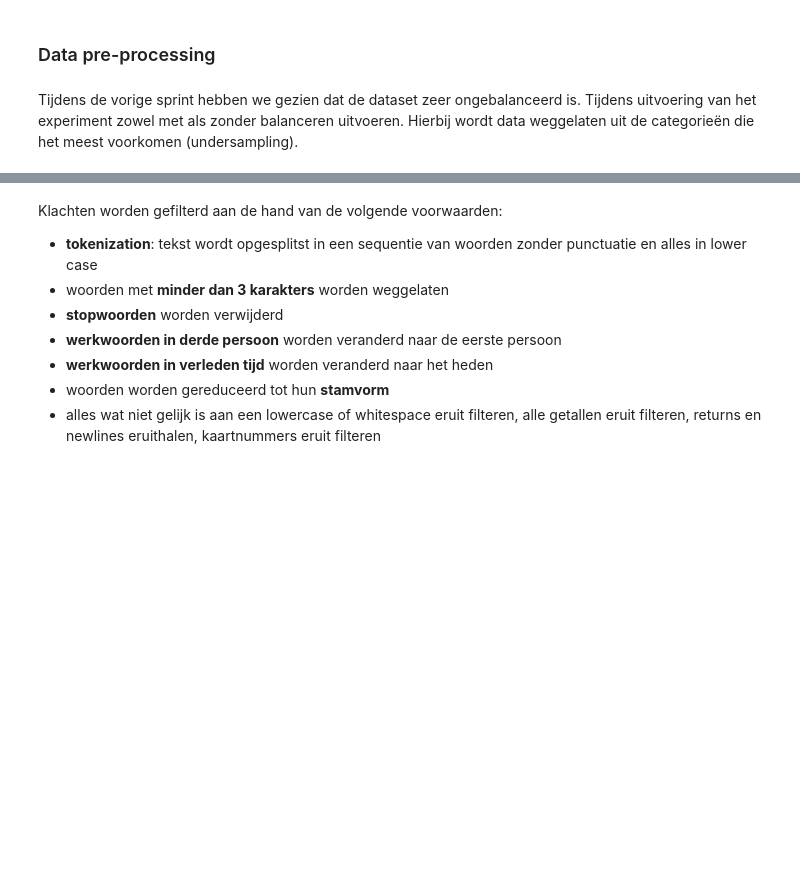
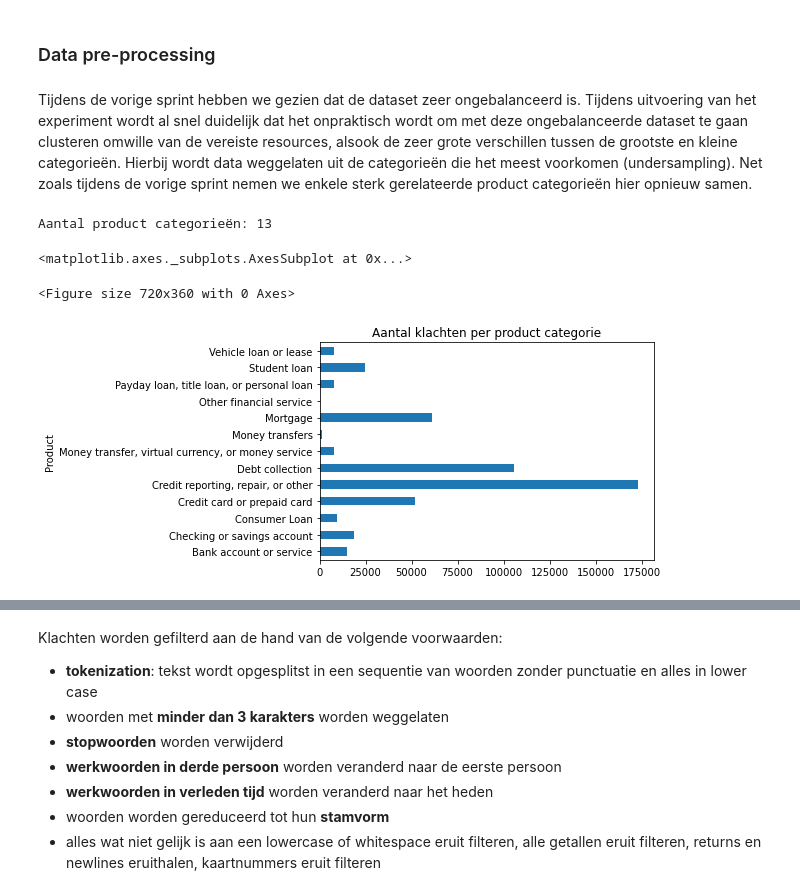
Before and after one commit to WouterStemgee/applied-machine-learning-consumer-complaints-database, a Jupyter notebook: sprint2_unsupervised-learning/sprint2_Wouter.ipynb, the cells around one changed output, grey strips where cells are left out. Cells and saved outputs as stored; diff of their text form; code cells hidden in the pictures; blank space fills up the shorter version.

Commit message:
Rebalancing dataset + wordclouds

```diff
--- a/sprint2_unsupervised-learning/sprint2_Wouter.ipynb
+++ b/sprint2_unsupervised-learning/sprint2_Wouter.ipynb
@@ -44,4 +45,4 @@ Topic modeling wordt gebruikt om tekst uit een document te classificeren onder e
 # %% [markdown]
 ### Data pre-processing
 # %% [markdown]
-Tijdens de vorige sprint hebben we gezien dat de dataset zeer ongebalanceerd is. Tijdens uitvoering van het experiment zowel met als zonder balanceren uitvoeren. Hierbij wordt data weggelaten uit de categorieën die het meest voorkomen (undersampling).
+Tijdens de vorige sprint hebben we gezien dat de dataset zeer ongebalanceerd is. Tijdens uitvoering van het experiment wordt al snel duidelijk dat het onpraktisch wordt om met deze ongebalanceerde dataset te gaan clusteren omwille van de vereiste resources, alsook de zeer grote verschillen tussen de grootste en kleine categorieën. Hierbij wordt data weggelaten uit de categorieën die het meest voorkomen (undersampling). Net zoals tijdens de vorige sprint nemen we enkele sterk gerelateerde product categorieën hier opnieuw samen.
@@ -47,0 +60,13 @@ Tijdens de vorige sprint hebben we gezien dat de dataset zeer ongebalanceerd is.
+# %%
+product_count = len(complaints_df.Product.unique())
+print('Aantal product categorieën:', product_count)
+# %% [output]
+Aantal product categorieën: 13
+# %%
+product_counts = pd.DataFrame({'Count': complaints_df.groupby(['Product']).size()})
+fig = plt.figure(figsize=(10, 5))
+product_counts.plot.barh(title="Aantal klachten per product categorie", legend=None)
+# %% [output]
+<matplotlib.axes._subplots.AxesSubplot at 0x...>
+<Figure size 720x360 with 0 Axes>
+[figure, added]
```
Also changed, not shown: parts of 12 cells of this notebook.
